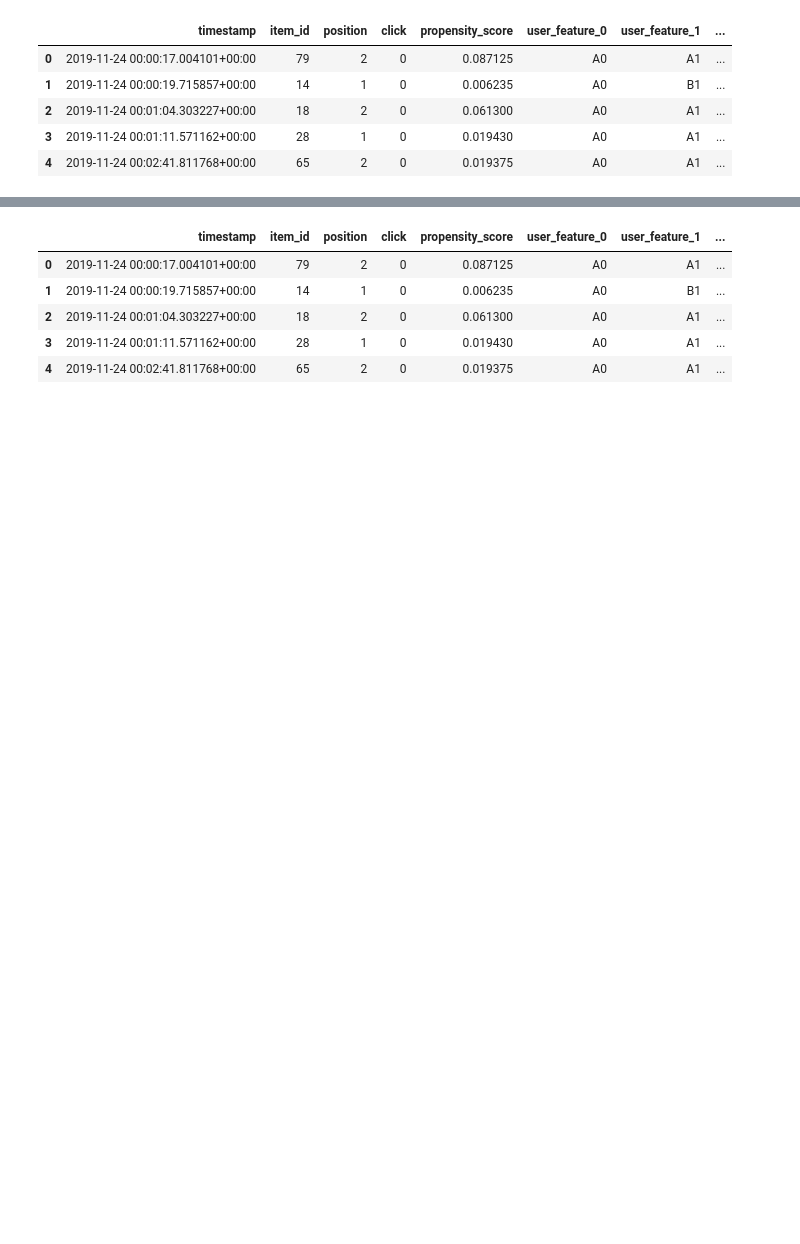
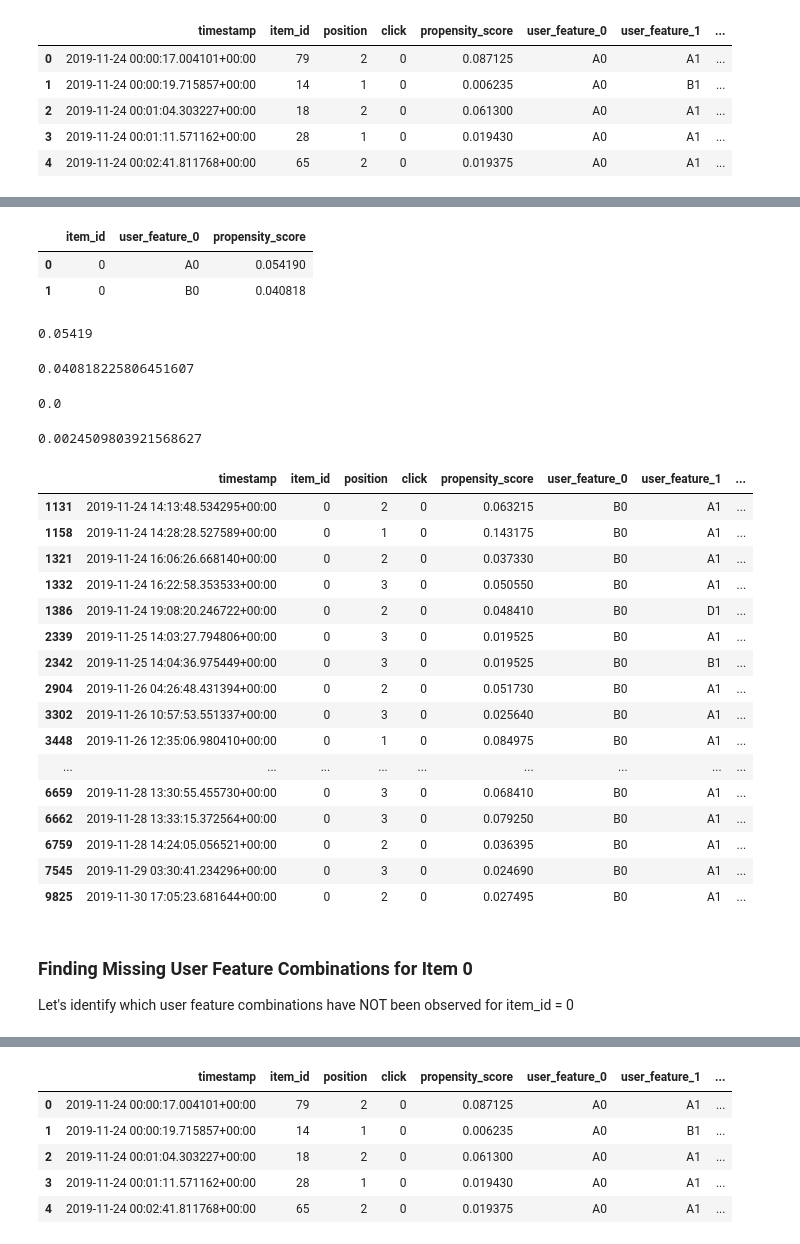
Before and after one commit to armandordorica/OBP_Replication, a Jupyter notebook: offline_policy_toy_example.ipynb, the cells around one changed output, grey strips where cells are left out. Drawn from its saved outputs; the diff is of its cells as text; code cells hidden in the pictures; blank space fills up the shorter version.

```diff
--- a/offline_policy_toy_example.ipynb
+++ b/offline_policy_toy_example.ipynb
@@ -558,0 +486,48 @@ fig2.show()
+# %%
+item_id_0_manual_propensity_global_feature_0 =log_df_readable.groupby(['item_id', 'user_feature_0'])['propensity_score'].mean().reset_index()
+item_id_0_manual_propensity_global_feature_0 = item_id_0_manual_propensity_global_feature_0[item_id_0_manual_propensity_global_feature_0['item_id'] == 0]
+item_id_0_manual_propensity_global_feature_0
+# %% [output]
+|  | item_id | user_feature_0 | propensity_score |
+| 0 | 0 | A0 | 0.054190 |
+| 1 | 0 | B0 | 0.040818 |
+# %%
+log_df_readable[(log_df_readable['item_id'] == 0) & (log_df_readable['user_feature_0'] == 'A0')]['propensity_score'].mean()
+# %% [output]
+0.05419
+# %%
+log_df_readable[(log_df_readable['item_id'] == 0) & (log_df_readable['user_feature_0'] == 'B0')]['propensity_score'].mean()
+# %% [output]
+0.040818225806451607
+# %%
+log_df_readable[(log_df_readable['item_id'] == 0)]['click'].mean()
+# %% [output]
+0.0
+# %%
+log_df_readable[(log_df_readable['item_id'] == 49)]['click'].mean()
+# %% [output]
+0.0024509803921568627
+# %%
+log_df_readable[(log_df_readable['item_id'] == 0) & (log_df_readable['user_feature_0'] == 'B0')]
+# %% [output]
+|  | timestamp | item_id | position | click | propensity_score | user_feature_0 | user_feature_1 | ... |
+| 1131 | 2019-11-24 14:13:48.534295+00:00 | 0 | 2 | 0 | 0.063215 | B0 | A1 | ... |
+| 1158 | 2019-11-24 14:28:28.527589+00:00 | 0 | 1 | 0 | 0.143175 | B0 | A1 | ... |
+| 1321 | 2019-11-24 16:06:26.668140+00:00 | 0 | 2 | 0 | 0.037330 | B0 | A1 | ... |
+| 1332 | 2019-11-24 16:22:58.353533+00:00 | 0 | 3 | 0 | 0.050550 | B0 | A1 | ... |
+| 1386 | 2019-11-24 19:08:20.246722+00:00 | 0 | 2 | 0 | 0.048410 | B0 | D1 | ... |
+| 2339 | 2019-11-25 14:03:27.794806+00:00 | 0 | 3 | 0 | 0.019525 | B0 | A1 | ... |
+| 2342 | 2019-11-25 14:04:36.975449+00:00 | 0 | 3 | 0 | 0.019525 | B0 | B1 | ... |
+| 2904 | 2019-11-26 04:26:48.431394+00:00 | 0 | 2 | 0 | 0.051730 | B0 | A1 | ... |
+| 3302 | 2019-11-26 10:57:53.551337+00:00 | 0 | 3 | 0 | 0.025640 | B0 | A1 | ... |
+| 3448 | 2019-11-26 12:35:06.980410+00:00 | 0 | 1 | 0 | 0.084975 | B0 | A1 | ... |
+| ... | ... | ... | ... | ... | ... | ... | ... | ... |
+| 6659 | 2019-11-28 13:30:55.455730+00:00 | 0 | 3 | 0 | 0.068410 | B0 | A1 | ... |
+| 6662 | 2019-11-28 13:33:15.372564+00:00 | 0 | 3 | 0 | 0.079250 | B0 | A1 | ... |
+| 6759 | 2019-11-28 14:24:05.056521+00:00 | 0 | 2 | 0 | 0.036395 | B0 | A1 | ... |
+| 7545 | 2019-11-29 03:30:41.234296+00:00 | 0 | 3 | 0 | 0.024690 | B0 | A1 | ... |
+| 9825 | 2019-11-30 17:05:23.681644+00:00 | 0 | 2 | 0 | 0.027495 | B0 | A1 | ... |
+# %% [markdown]
+### Finding Missing User Feature Combinations for Item 0
+
+Let's identify which user feature combinations have NOT been observed for item_id = 0
```
Also changed, not shown: parts of 77 cells of this notebook.
